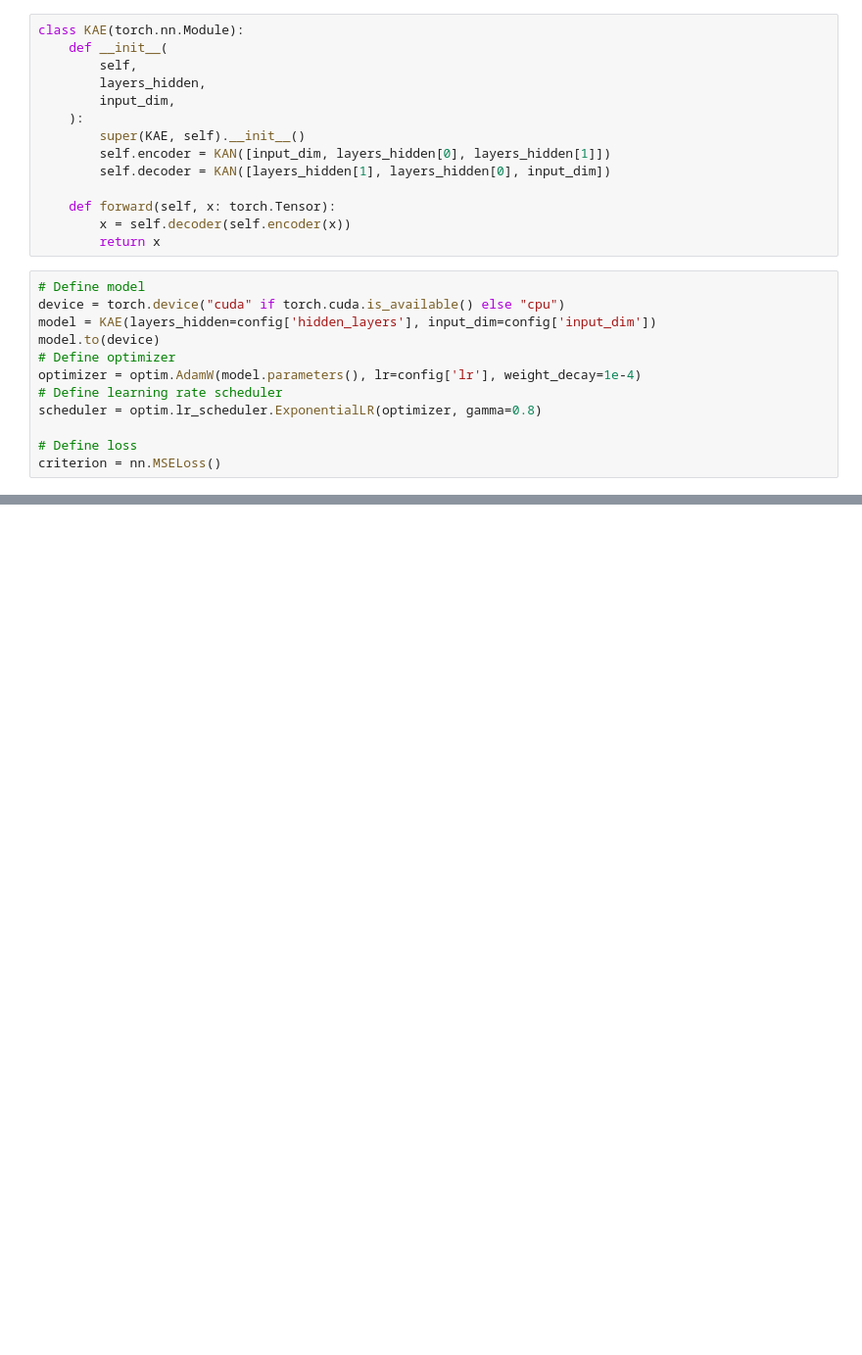
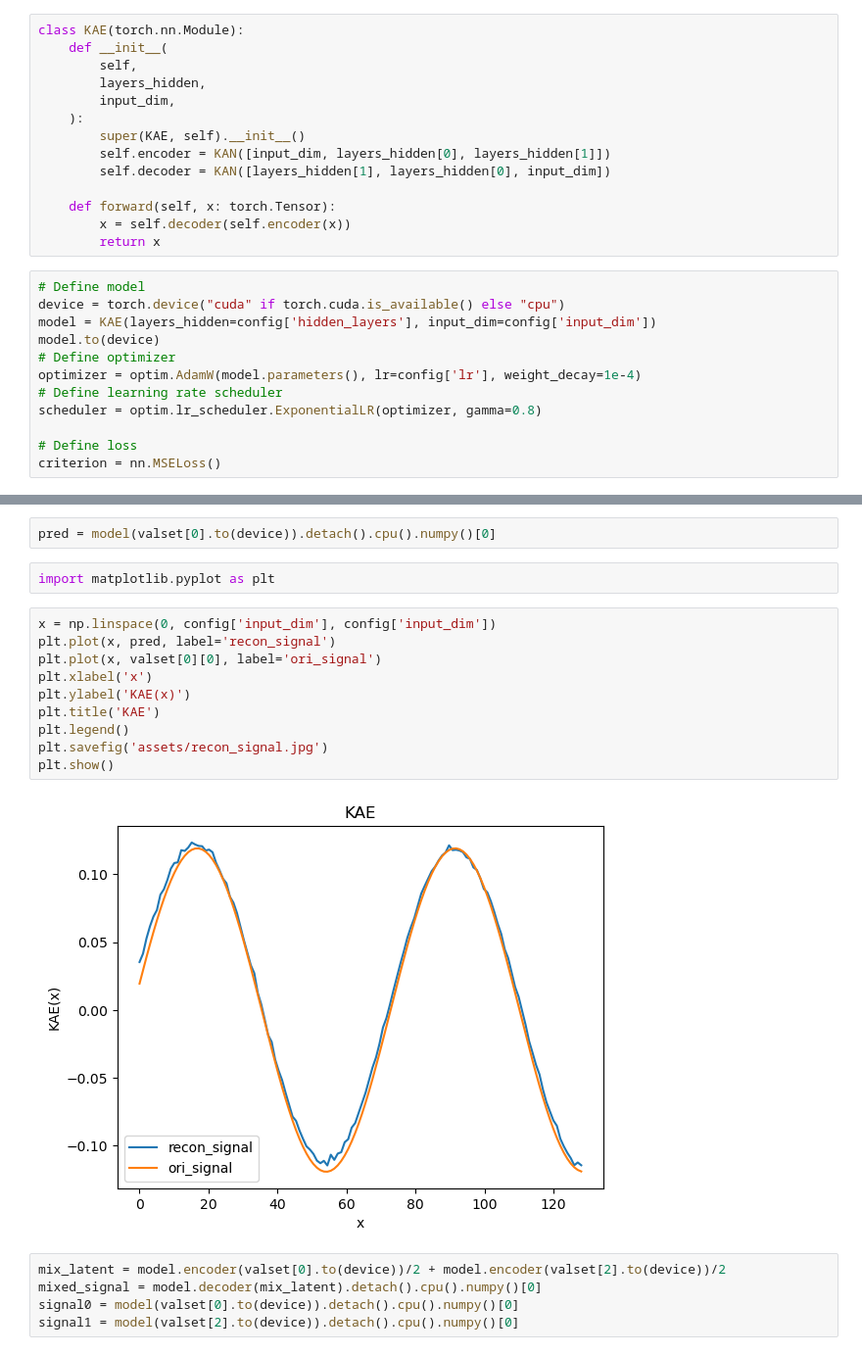
Before and after one commit to SekiroRong/KAN-AutoEncoder, a Jupyter notebook: KAE.ipynb, the cells around one changed output, grey strips where cells are left out. Shown at 98% size. Saved outputs shown, nothing was run; the diff lists cells and outputs as text; blank space fills up the shorter version.

```diff
--- a/KAE.ipynb
+++ b/KAE.ipynb
@@ -114,0 +115,21 @@ Epoch 10, Val Loss: 7.336376620514784e-05
+# %%
+pred = model(valset[0].to(device)).detach().cpu().numpy()[0]
+# %%
+import matplotlib.pyplot as plt
+# %%
+x = np.linspace(0, config['input_dim'], config['input_dim'])
+plt.plot(x, pred, label='recon_signal')
+plt.plot(x, valset[0][0], label='ori_signal')
+plt.xlabel('x')
+plt.ylabel('KAE(x)')
+plt.title('KAE')
+plt.legend()
+plt.savefig('assets/recon_signal.jpg')
+plt.show()
+# %% [output]
+[figure, added]
+# %%
+mix_latent = model.encoder(valset[0].to(device))/2 + model.encoder(valset[2].to(device))/2
+mixed_signal = model.decoder(mix_latent).detach().cpu().numpy()[0]
+signal0 = model(valset[0].to(device)).detach().cpu().numpy()[0]
+signal1 = model(valset[2].to(device)).detach().cpu().numpy()[0]
```
Also changed, not shown: parts of 2 cells of this notebook, 2 other files.
